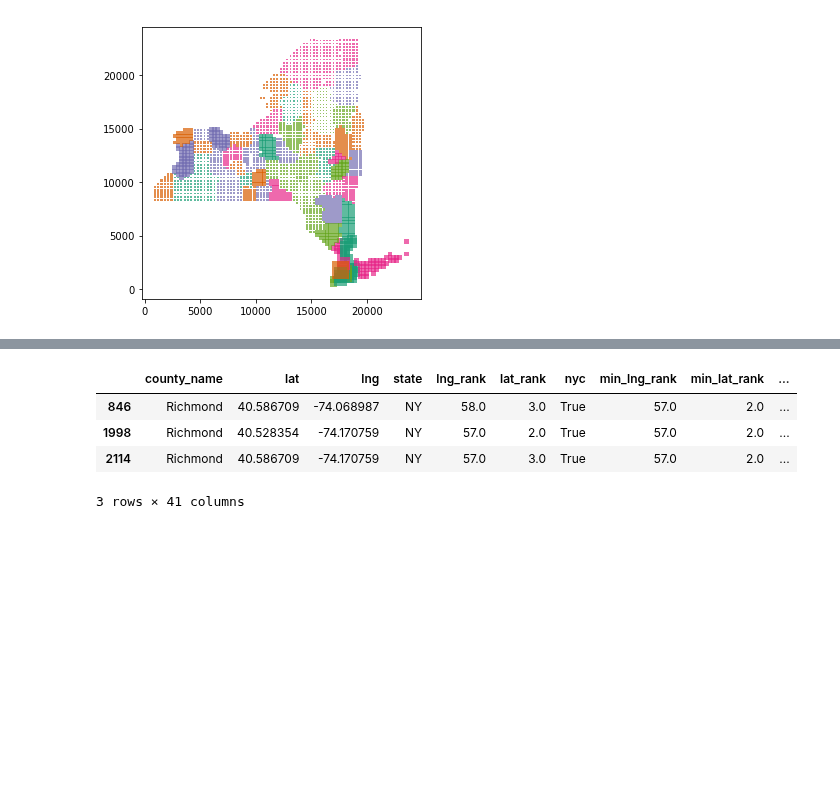
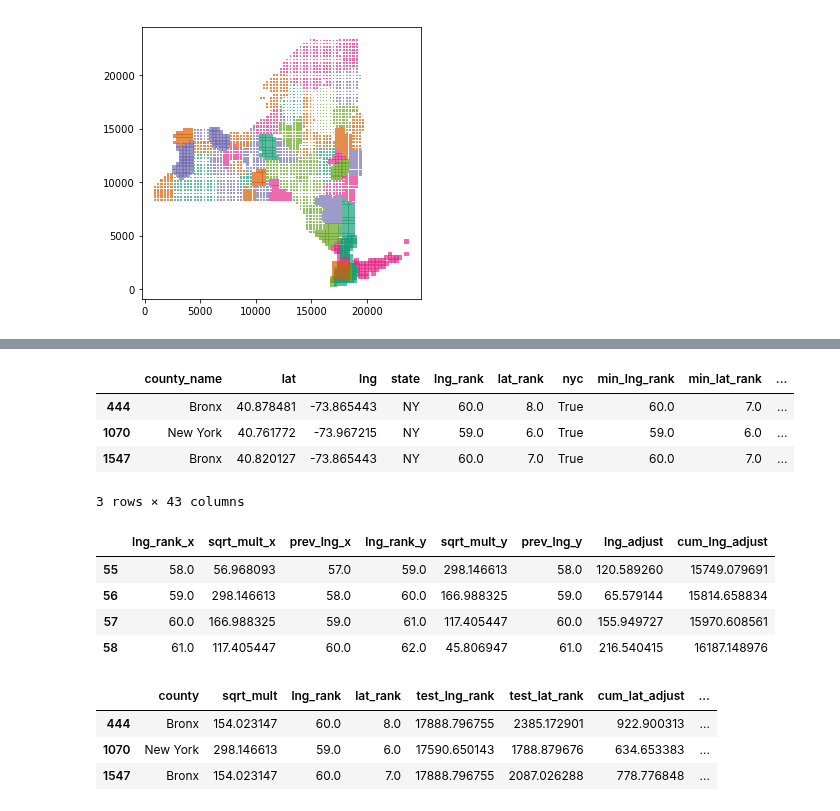
Before and after one commit to gautsi/gen-purpose-repo, a Jupyter notebook: maps/UntanglingCountiesVer3.ipynb, the cells around one changed output, grey strips where cells are left out. Saved outputs shown, nothing was run; the diff lists cells and outputs as text; code cells hidden in the pictures; blank space fills up the shorter version.

```diff
--- a/maps/UntanglingCountiesVer3.ipynb
+++ b/maps/UntanglingCountiesVer3.ipynb
@@ -155,10 +172,33 @@ ny_map_county_squares_w_adjust["square_id"] = ny_map_county_squares_w_adjust.ind
 ny_map_county_squares_w_adjust[["square_id", "county", "county_id"] + norm_col_names].to_json(
     "./untangled_norm_county_squares_ver2.json", orient = "records")
 # %%
-ny_map_county_squares_w_adjust[ny_map_county_squares_w_adjust.county == "Richmond"]
+ny_map_county_squares_w_adjust[ny_map_county_squares_w_adjust.county.isin(["New York", "Bronx"])]
 # %% [output]
 |  | county_name | lat | lng | state | lng_rank | lat_rank | nyc | min_lng_rank | min_lat_rank | ... |
-| 846 | Richmond | 40.586709 | -74.068987 | NY | 58.0 | 3.0 | True | 57.0 | 2.0 | ... |
-| 1998 | Richmond | 40.528354 | -74.170759 | NY | 57.0 | 2.0 | True | 57.0 | 2.0 | ... |
-| 2114 | Richmond | 40.586709 | -74.170759 | NY | 57.0 | 3.0 | True | 57.0 | 2.0 | ... |
+| 444 | Bronx | 40.878481 | -73.865443 | NY | 60.0 | 8.0 | True | 60.0 | 7.0 | ... |
+| 1070 | New York | 40.761772 | -73.967215 | NY | 59.0 | 6.0 | True | 59.0 | 6.0 | ... |
+| 1547 | Bronx | 40.820127 | -73.865443 | NY | 60.0 | 7.0 | True | 60.0 | 7.0 | ... |
-3 rows × 41 columns
+3 rows × 43 columns
+# %%
+lng_max_sqrt_mult[lng_max_sqrt_mult.lng_rank_x.between(58, 61)]
+# %% [output]
+|  | lng_rank_x | sqrt_mult_x | prev_lng_x | lng_rank_y | sqrt_mult_y | prev_lng_y | lng_adjust | cum_lng_adjust |
+| 55 | 58.0 | 56.968093 | 57.0 | 59.0 | 298.146613 | 58.0 | 120.589260 | 15749.079691 |
+| 56 | 59.0 | 298.146613 | 58.0 | 60.0 | 166.988325 | 59.0 | 65.579144 | 15814.658834 |
+| 57 | 60.0 | 166.988325 | 59.0 | 61.0 | 117.405447 | 60.0 | 155.949727 | 15970.608561 |
+| 58 | 61.0 | 117.405447 | 60.0 | 62.0 | 45.806947 | 61.0 | 216.540415 | 16187.148976 |
+# %%
+get_min_max(ny_map_county_squares_w_adjust[ny_map_county_squares_w_adjust.county.isin(["New York", "Bronx"])][[
+    "county",
+    "sqrt_mult",
+    "lng_rank",
+    "lat_rank",
+    "test_lng_rank",
+    "test_lat_rank",
+    "cum_lat_adjust"
+]], "test_{}_rank")
+# %% [output]
+|  | county | sqrt_mult | lng_rank | lat_rank | test_lng_rank | test_lat_rank | cum_lat_adjust | ... |
+| 444 | Bronx | 154.023147 | 60.0 | 8.0 | 17888.796755 | 2385.172901 | 922.900313 | ... |
+| 1070 | New York | 298.146613 | 59.0 | 6.0 | 17590.650143 | 1788.879676 | 634.653383 | ... |
+| 1547 | Bronx | 154.023147 | 60.0 | 7.0 | 17888.796755 | 2087.026288 | 778.776848 | ... |
```
Also changed, not shown: parts of 7 cells of this notebook, 1 other file.
